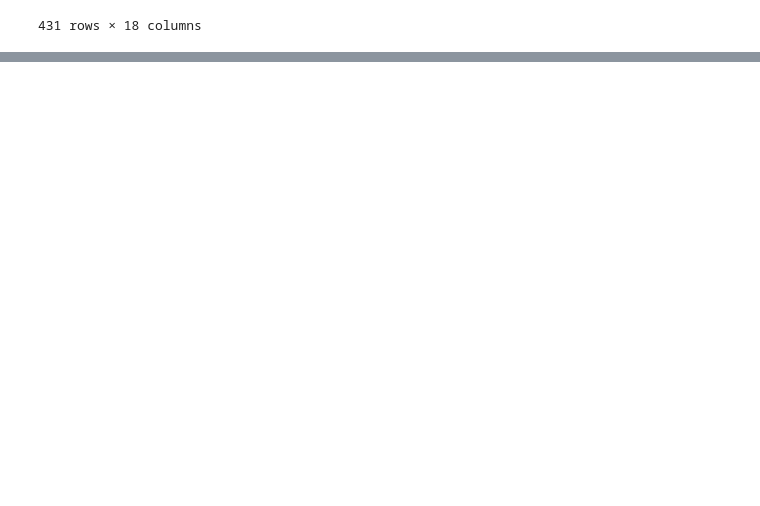
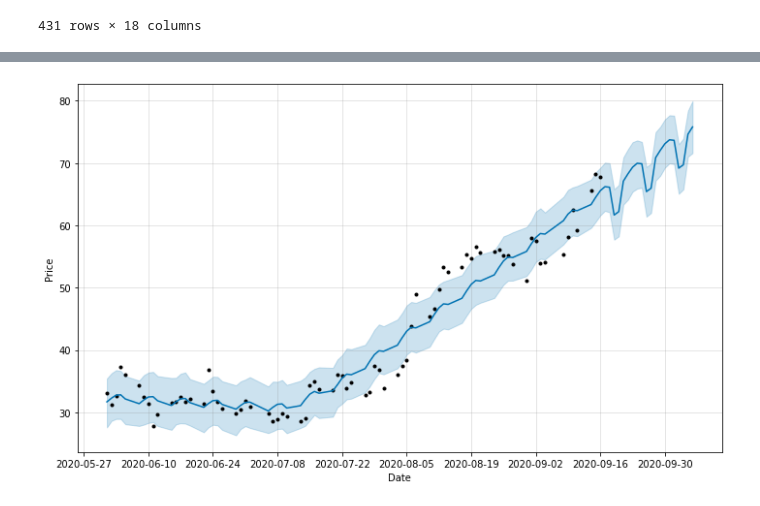
Before and after one commit to steve122192/stock_portfolio_analysis, a Jupyter notebook: Portfolio_Analysis.ipynb, the cells around one changed output, grey strips where cells are left out. Saved outputs shown, nothing was run; the diff lists cells and outputs as text; code cells hidden in the pictures; blank space fills up the shorter version.

```diff
--- a/Portfolio_Analysis.ipynb
+++ b/Portfolio_Analysis.ipynb
@@ -181,0 +203,6 @@ fig.show()
+# %%
+price = penn_data['Close']
+price = price.to_frame()
+price = price.reset_index()
+price.rename(columns={'Date': 'ds', 'Close': 'y'}, inplace=True)
+price.dtypes
@@ -181,0 +213,3 @@ fig.show()
+# %%
+price = price[price['ds']>'2020-5-31']
+price
@@ -181,0 +230,6 @@ fig.show()
+# %%
+model = Prophet(daily_seasonality=True)
+model.fit(price)
+forecast = model.make_future_dataframe(periods=20,freq='D')
+forecast = model.predict(forecast)
+forecast
@@ -181,0 +251,4 @@ fig.show()
+# %%
+fig = model.plot(forecast, xlabel='Date',ylabel='Price')
+# %% [output]
+[figure, added]
```
Also changed, not shown: parts of 22 cells of this notebook.
